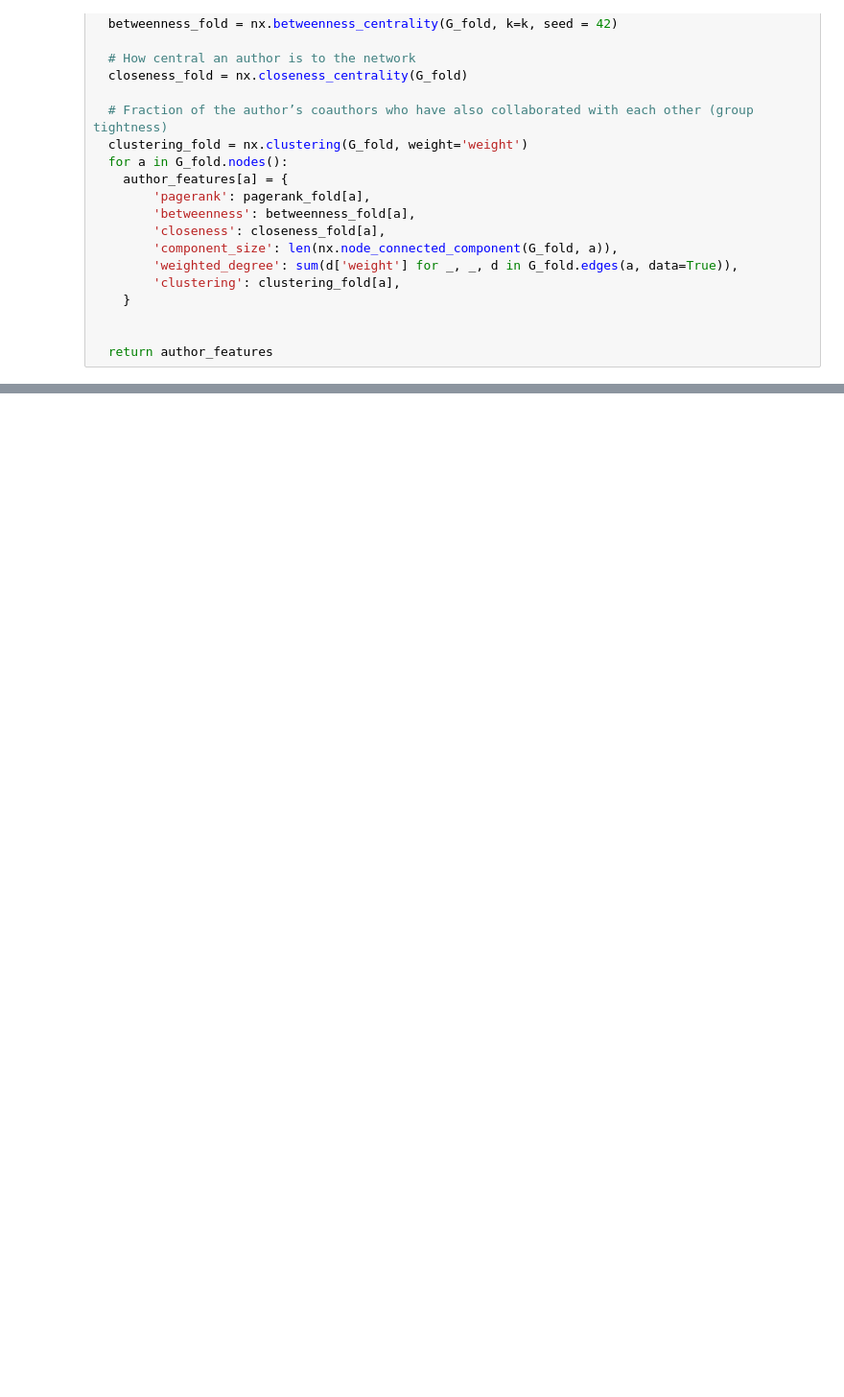
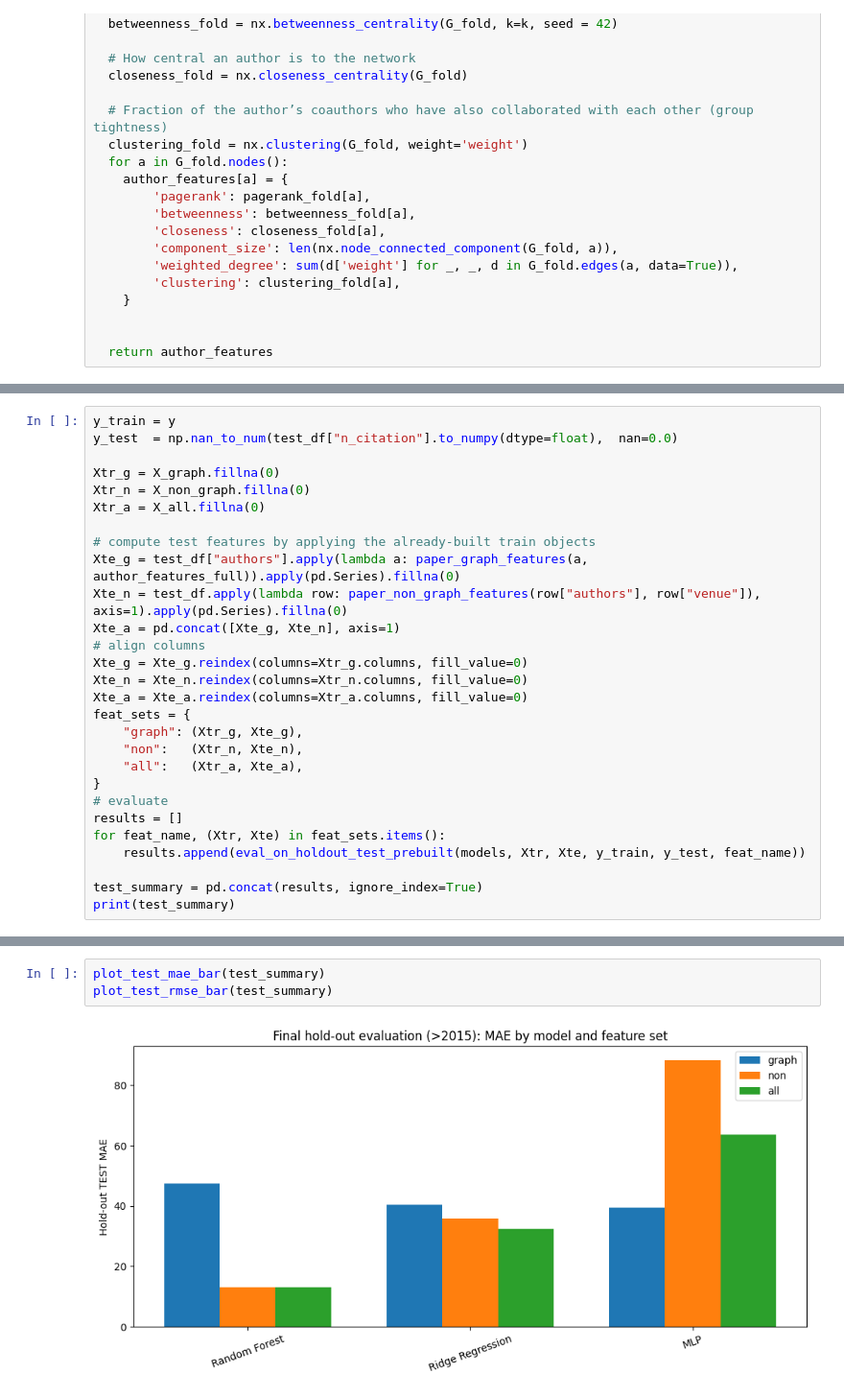
Before and after one commit to avezzuto/esl-team10, a Jupyter notebook: main.ipynb, the cells around one changed output, grey strips where cells are left out. Shown at 96% size. Cells and saved outputs as stored; diff of their text form; blank space fills up the shorter version.

```diff
--- a/main.ipynb
+++ b/main.ipynb
@@ -551,0 +1047,28 @@ cv_results
+# %%
+y_train = y
+y_test  = np.nan_to_num(test_df["n_citation"].to_numpy(dtype=float),  nan=0.0)
+
+Xtr_g = X_graph.fillna(0)
+Xtr_n = X_non_graph.fillna(0)
+Xtr_a = X_all.fillna(0)
+
+# compute test features by applying the already-built train objects
+Xte_g = test_df["authors"].apply(lambda a: paper_graph_features(a, author_features_full)).apply(pd.Series).fillna(0)
+Xte_n = test_df.apply(lambda row: paper_non_graph_features(row["authors"], row["venue"]), axis=1).apply(pd.Series).fillna(0)
+Xte_a = pd.concat([Xte_g, Xte_n], axis=1)
+# align columns
+Xte_g = Xte_g.reindex(columns=Xtr_g.columns, fill_value=0)
+Xte_n = Xte_n.reindex(columns=Xtr_n.columns, fill_value=0)
+Xte_a = Xte_a.reindex(columns=Xtr_a.columns, fill_value=0)
+feat_sets = {
+    "graph": (Xtr_g, Xte_g),
+    "non":   (Xtr_n, Xte_n),
+    "all":   (Xtr_a, Xte_a),
+}
+# evaluate
+results = []
+for feat_name, (Xtr, Xte) in feat_sets.items():
+    results.append(eval_on_holdout_test_prebuilt(models, Xtr, Xte, y_train, y_test, feat_name))
+
+test_summary = pd.concat(results, ignore_index=True)
+print(test_summary)
@@ -551,0 +1150,5 @@ cv_results
+# %%
+plot_test_mae_bar(test_summary)
+plot_test_rmse_bar(test_summary)
+# %% [output]
+[figure, added]
```
Also changed, not shown: parts of 33 cells of this notebook.
